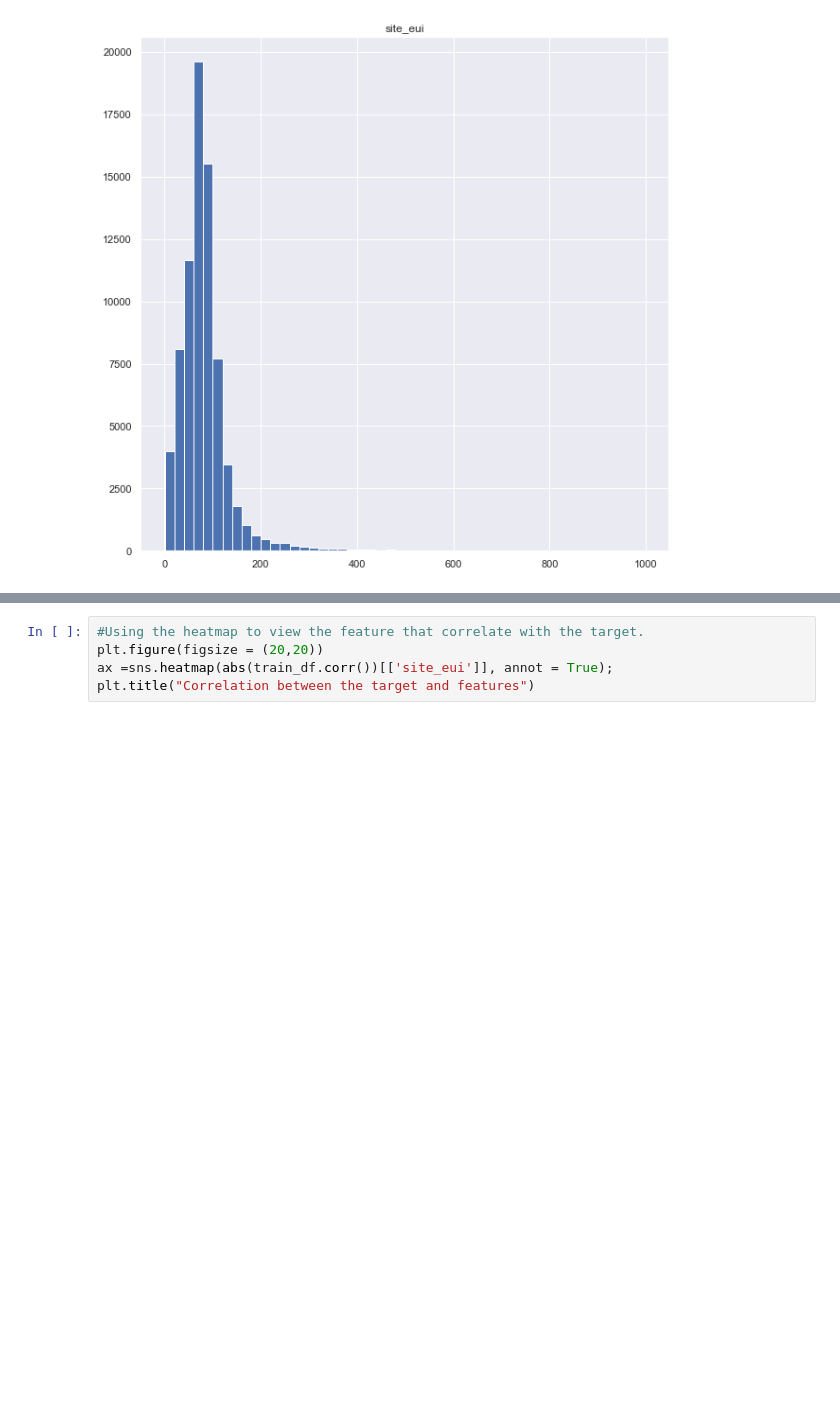
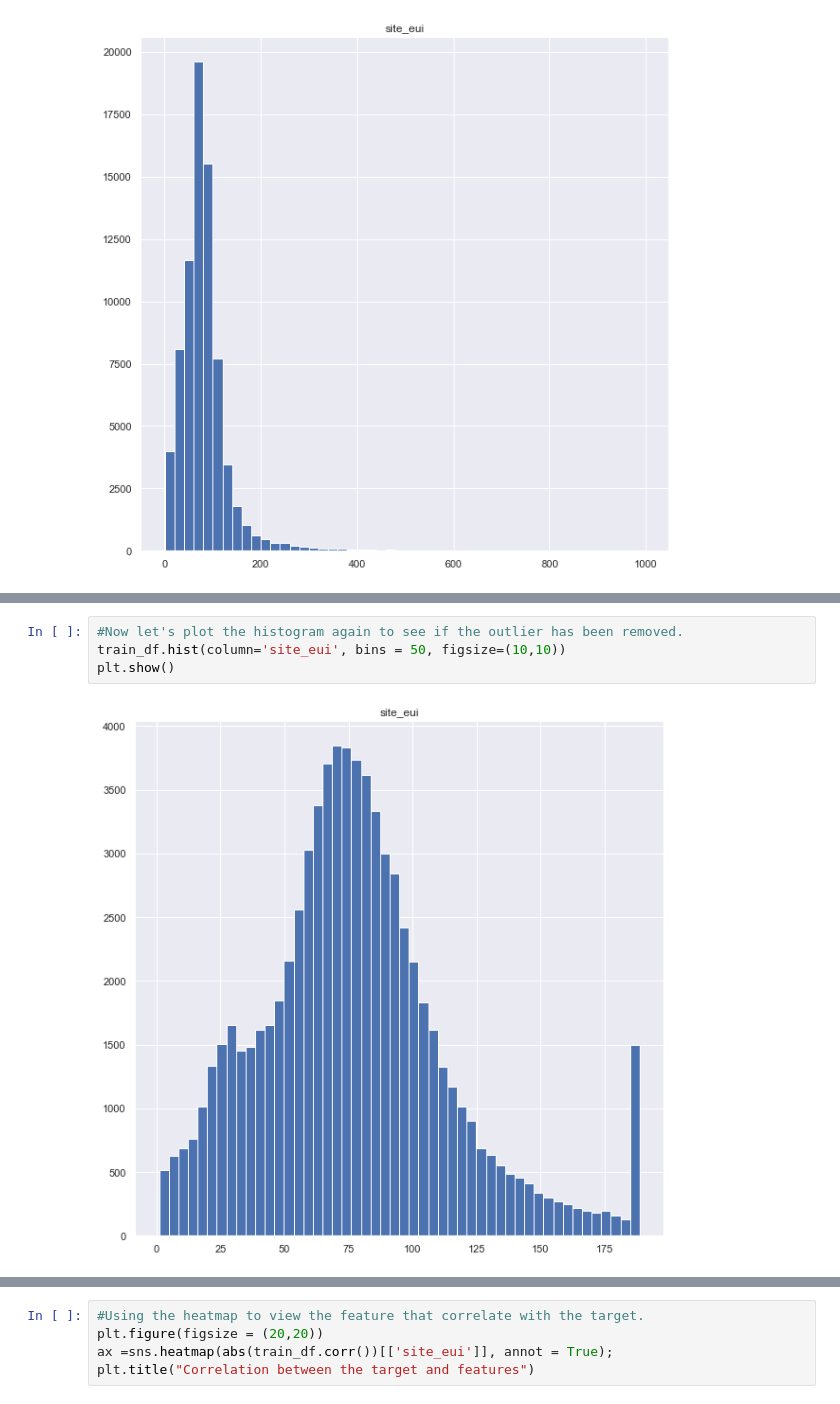
Before and after one commit to Teetee-lab/WIDS_Datathon2022_Project, a Jupyter notebook: notebook/EDA.ipynb, the cells around one changed output, grey strips where cells are left out. Drawn from its saved outputs; the diff is of its cells as text; blank space fills up the shorter version.

```diff
--- a/notebook/EDA.ipynb
+++ b/notebook/EDA.ipynb
@@ -158,3 +263,9 @@ plt.show()
+# %%
+#Now let's plot the histogram again to see if the outlier has been removed.
+train_df.hist(column='site_eui', bins = 50, figsize=(10,10))
+plt.show()
+# %% [output]
+[figure, added]
 # %%
 #plot boxplot to view outlier
 plt.figure(figsize = (20,10))
```
Also changed, not shown: parts of 40 cells of this notebook.
